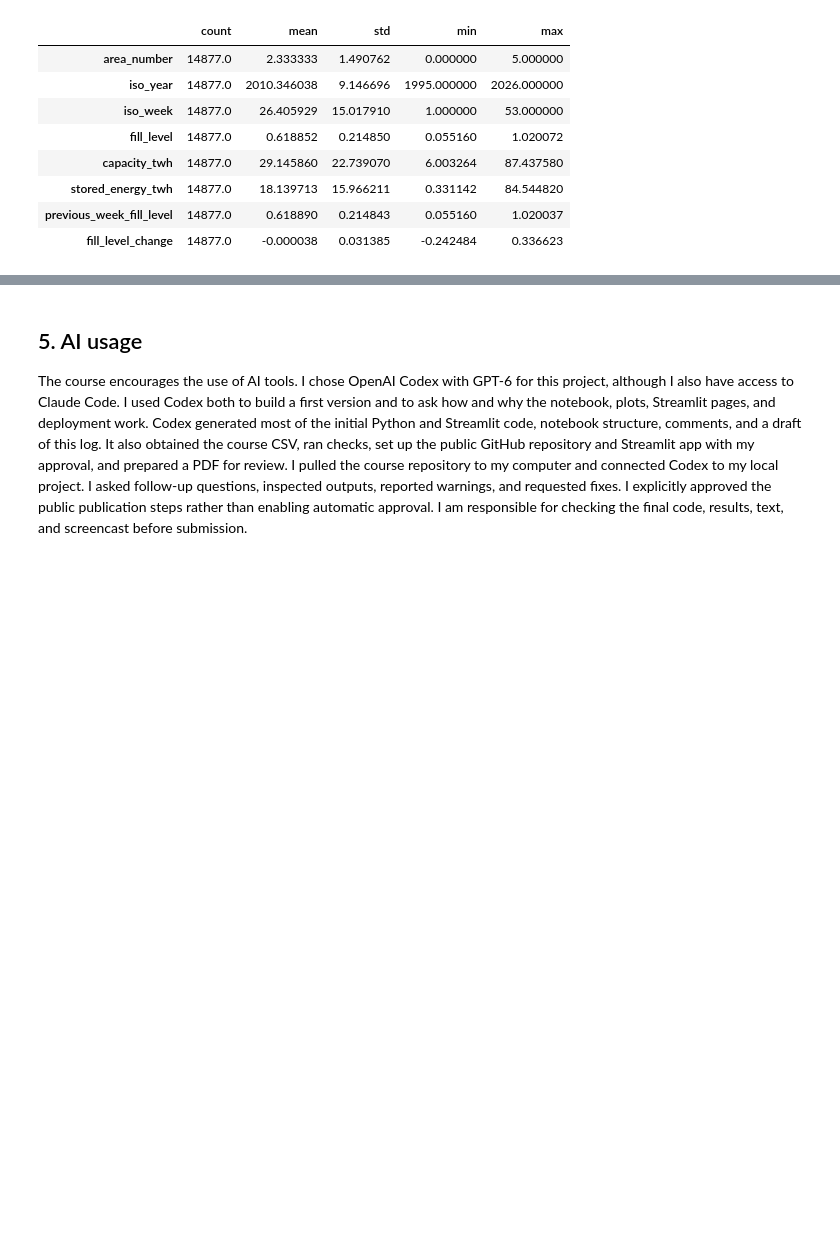
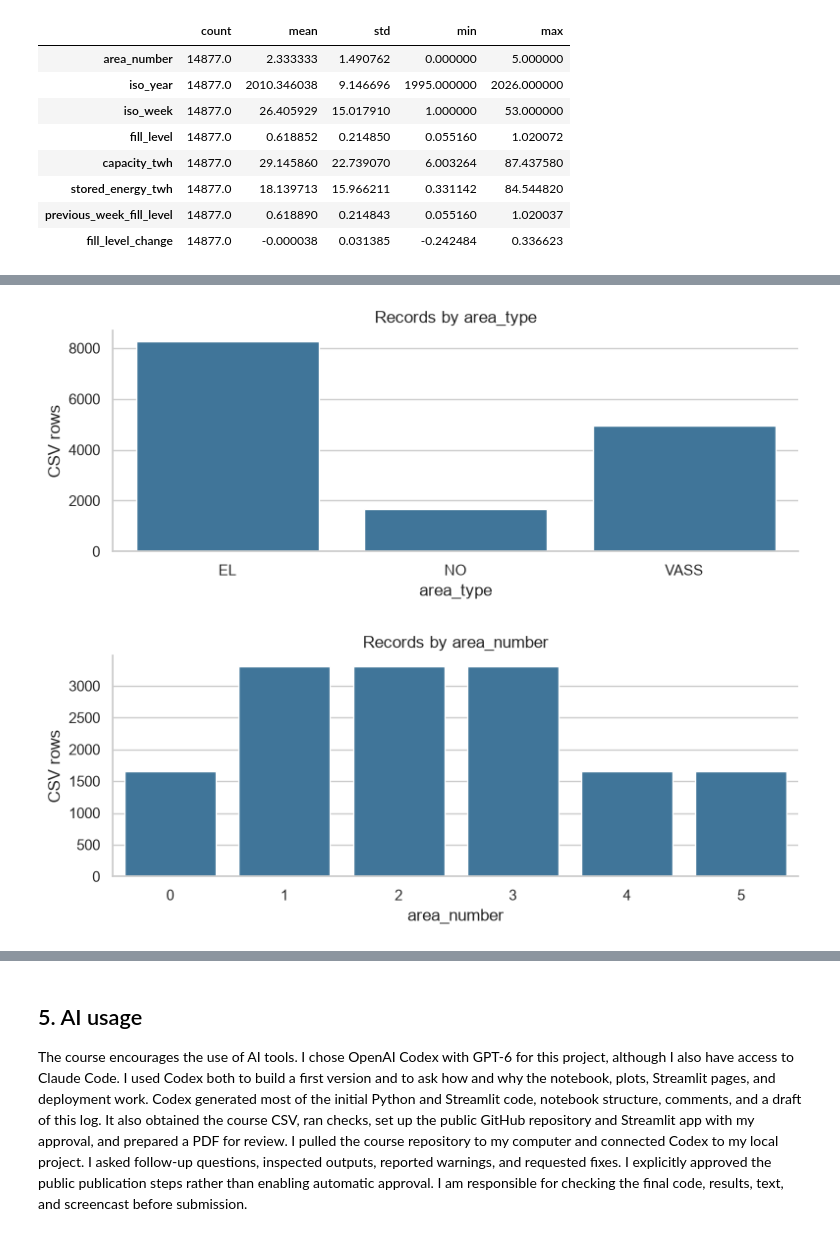
Before and after one commit to yaksh-git/ind320-dashboard-basics-yaksh-git, a Jupyter notebook: dashboard_basics.ipynb, the cells around one changed output, grey strips where cells are left out. Cells and saved outputs as stored; diff of their text form; code cells hidden in the pictures; blank space fills up the shorter version.

```diff
--- a/dashboard_basics.ipynb
+++ b/dashboard_basics.ipynb
@@ -120,6 +109,0 @@ plt.tight_layout(); plt.show()
-# %%
-# Plot both geographic identifier columns using all records.
-for column in ['area_type', 'area_number']:
-    ax = data[column].value_counts().sort_index().plot.bar(figsize=(7, 3), title=column)
-    ax.set(xlabel=column, ylabel='Rows')
-    plt.tight_layout(); plt.show()
@@ -129,11 +109,0 @@ for column in ['area_type', 'area_number']:
-# %%
-# Plot each numeric column separately for one coherent geographic series.
-numeric_columns = ['iso_year', 'iso_week', 'fill_level', 'capacity_twh',
-                   'stored_energy_twh', 'previous_week_fill_level', 'fill_level_change']
-for column in numeric_columns:
-    fig, ax = plt.subplots(figsize=(11, 3))
-    ax.plot(national['date'], national[column], linewidth=0.8)
-    ax.set(title=column, xlabel='Date', ylabel=column)
-    ax.grid(alpha=0.25)
-    fig.autofmt_xdate()
-    plt.tight_layout(); plt.show()
@@ -147,0 +128,11 @@ for column in numeric_columns:
+# %%
+# Area fields are categories, so count their occurrences in all rows.
+for column in ['area_type', 'area_number']:
+    fig, ax = plt.subplots(figsize=(8, 3.3))
+    sns.countplot(data=data, x=column, color='#3178a8', ax=ax)
+    ax.set(title=f'Records by {column}', xlabel=column, ylabel='CSV rows')
+    sns.despine()
+    fig.tight_layout(); plt.show()
+# %% [output]
+[figure, added]
+[figure, added]
```
Also changed, not shown: parts of 14 cells of this notebook, 7 other files.
